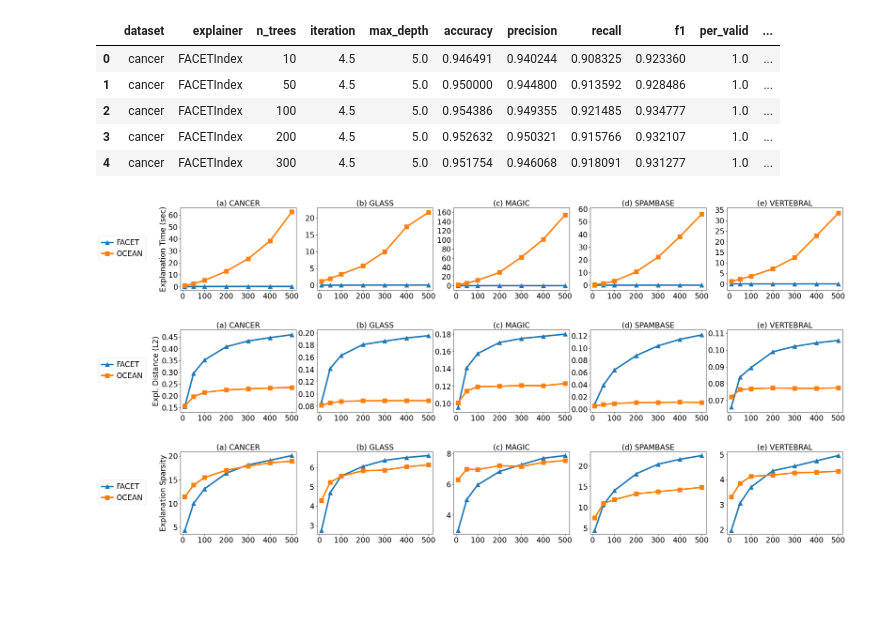
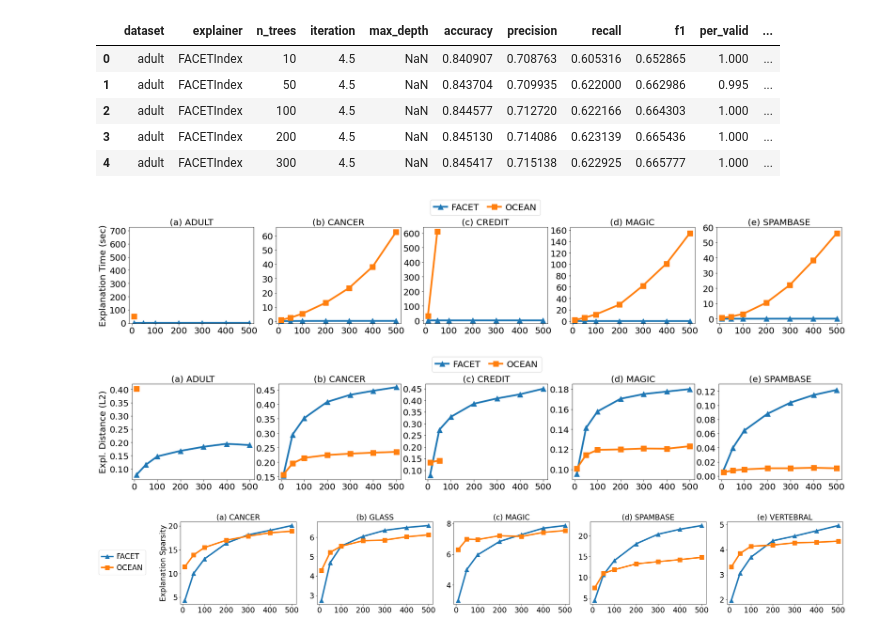
Before and after one commit to PeterVanNostrand/FACET, a Jupyter notebook: figures/vary_ntrees.ipynb, the cells around one changed output. Cells and saved outputs as stored; diff of their text form; code cells hidden in the pictures; blank space fills up the shorter version.

```diff
--- a/figures/vary_ntrees.ipynb
+++ b/figures/vary_ntrees.ipynb
@@ -36,16 +36,26 @@ colors = cmap.colors
 if export_figures and not os.path.isdir(output_dir):
     os.makedirs(output_dir)
 # %%
+dataset1 = "adult"
+dataset2 = "cancer"
+dataset3 = "credit"
+dataset4 = "magic"
+dataset5 = "spambase"
+
+# dataset1 = "compas"
+# dataset2 = "glass"
+# dataset3 = "vertebral"
+
 cmap = plt.get_cmap("tab10")
 colors = cmap.colors
 marker_size = 12
 line_width = 4
 ds_colors = {
-    "cancer": colors[0],
-    "glass": colors[1],
-    "magic": colors[2],
-    "spambase": colors[3],
-    "vertebral": colors[4]
+    dataset1: colors[0],
+    dataset2: colors[1],
+    dataset3: colors[2],
+    dataset4: colors[3],
+    dataset5: colors[4]
 }
 epl_colors = {
     "AFT": colors[0],
@@ -87,20 +97,26 @@ plot_fontsize = 20
 all_results.head()
 # %% [output]
 |  | dataset | explainer | n_trees | iteration | max_depth | accuracy | precision | recall | f1 | per_valid | ... |
-| 0 | cancer | FACETIndex | 10 | 4.5 | 5.0 | 0.946491 | 0.940244 | 0.908325 | 0.923360 | 1.0 | ... |
-| 1 | cancer | FACETIndex | 50 | 4.5 | 5.0 | 0.950000 | 0.944800 | 0.913592 | 0.928486 | 1.0 | ... |
-| 2 | cancer | FACETIndex | 100 | 4.5 | 5.0 | 0.954386 | 0.949355 | 0.921485 | 0.934777 | 1.0 | ... |
-| 3 | cancer | FACETIndex | 200 | 4.5 | 5.0 | 0.952632 | 0.950321 | 0.915766 | 0.932107 | 1.0 | ... |
-| 4 | cancer | FACETIndex | 300 | 4.5 | 5.0 | 0.951754 | 0.946068 | 0.918091 | 0.931277 | 1.0 | ... |
+| 0 | adult | FACETIndex | 10 | 4.5 | NaN | 0.840907 | 0.708763 | 0.605316 | 0.652865 | 1.000 | ... |
+| 1 | adult | FACETIndex | 50 | 4.5 | NaN | 0.843704 | 0.709935 | 0.622000 | 0.662986 | 0.995 | ... |
+| 2 | adult | FACETIndex | 100 | 4.5 | NaN | 0.844577 | 0.712720 | 0.622166 | 0.664303 | 1.000 | ... |
+| 3 | adult | FACETIndex | 200 | 4.5 | NaN | 0.845130 | 0.714086 | 0.623139 | 0.665436 | 1.000 | ... |
+| 4 | adult | FACETIndex | 300 | 4.5 | NaN | 0.845417 | 0.715138 | 0.622925 | 0.665777 | 1.000 | ... |
 # %%
 def render_plot_ax(xfeature, yfeature, xlabel, ylabel, title, save_name=None, xrange=None, yrange=None, xlog=False, lloc=None, ylog=False, yticks_multi=None, yrange_multi=None, ytick_format="{:.2f}"):
     results = all_results.groupby(["dataset", "explainer"], as_index=False).mean()
 
-    datasets = all_results["dataset"].unique()
+    #datasets = all_results["dataset"].unique()
+    datasets = [dataset1, dataset2, dataset3, dataset4, dataset5]
+    #datasets = [dataset1, dataset2, dataset3]
     fig = plt.figure(figsize=[32, 4])
+    #fig = plt.figure(figsize=[20, 4])
     ax = fig.subplots(nrows=1, ncols=5, sharex="all") #nrows=1, ncols=5, sharex="all")
+    #ax = fig.subplots(nrows=1, ncols=3, sharex="all")
     xticks = np.arange(0, 501, 100)
     xtick_labels = ["{:d}".format(_) for _ in xticks]
+    fig.subplots_adjust(left=0.2)
+
 
     for i in range(len(datasets)):
         ds = datasets[i]
@@ -134,26 +150,32 @@ def render_plot_ax(xfeature, yfeature, xlabel, ylabel, title, save_name=None, xr
 
     # ax[0].set_yticklabels(tick_labels)
     lines, labels = ax[0].get_legend_handles_labels()
-    fig.subplots_adjust(wspace=0.18)
+    fig.subplots_adjust(wspace=0.2)
     legend_labels = [pretty_explainer_names[_] for _ in labels]
     fig.legend(lines,
-        legend_labels, loc="center left", bbox_to_anchor=(0.025, 0.5), handletextpad=0.5, columnspacing=1, handlelength=1.5, prop={"size": plot_fontsize}
+        legend_labels, loc="upper center", bbox_to_anchor=(0.55, 1.13), handletextpad=0.5, columnspacing=1, handlelength=1.5, prop={"size": plot_fontsize}, ncol=len(legend_labels)
     )
     if save_name is not None:
-        fig.savefig(output_dir + save_name + fig_type, bbox_inches="tight")
+        fig.savefig(output_dir + save_name + fig_type, bbox_inches="tight", facecolor='w')
 # %%
+# cut off ocean at t=50 for adult and credit
+
 # sample time vs number of trees
-yticks_multi = [np.arange(0, 61, 10,), np.arange(0, 26, 5), np.arange(0, 161, 20), np.arange(0, 61, 10), np.arange(0, 36, 5)]
-yrange_multi = [[-3, 66], [-1.5, 23], [-10, 170], [-4, 61], [-3, 36]]
+# yticks_multi = [np.arange(0, 720, 100,), np.arange(0, 65, 5), np.arange(0, 37, 5), np.arange(0, 161, 20), np.arange(0, 61, 10)]
+# yrange_multi = [[-3, 470], [-1.5, 23], [-1.5, 36], [-4, 165], [-3, 60]]
+
+yticks_multi = [np.arange(0, 720, 100,), np.arange(0, 65, 10), np.arange(0, 640, 100), np.arange(0, 161, 20), np.arange(0, 61, 10)]
+yrange_multi = [[-3, 725], [-1.5, 66], [-20, 640], [-4, 165], [-3, 60]]
+
 render_plot_ax(xfeature="n_trees", yfeature="sample_time", xlabel="T (Number of Trees)", ylabel="Explanation Time (sec)", title="Explanation Time vs Num Trees", save_name=fig_save_name_1, xrange=[-10, 520], yrange_multi=yrange_multi, yticks_multi=yticks_multi, ytick_format="{:d}")
 # %% [output]
-[figure, old version]
+[figure, new version]
 # %%
-yticks_multi = [np.arange(0.15, 0.45, 0.05), np.arange(0.08, 0.21, 0.02), np.arange(0.1, 0.19, 0.02), np.arange(0, 0.13, 0.02), np.arange(0.06, 0.12, 0.01)]
-yrange_multi = [[0.13, 0.48], [0.07, 0.205], [0.09, 0.185], [-0.005, 0.13], [0.063, 0.112]]
+yticks_multi = [np.arange(0, 0.45, 0.05), np.arange(0, 0.46, 0.05), np.arange(0, 0.46, 0.05), np.arange(0.1, 0.19, 0.02), np.arange(0, 0.13, 0.02)]
+yrange_multi = [[0.06, 0.42], [0.14, 0.47], [0.06, 0.47], [0.09, 0.185], [-0.005, 0.13]]
 render_plot_ax(xfeature="n_trees", yfeature="avg_dist", xlabel="T (Number of Trees)", ylabel="Expl. Distance (L2)", title="Average Distance vs Num Trees", save_name=fig_save_name_2, xrange=[-10, 520], yticks_multi=yticks_multi, yrange=[None, None], yrange_multi=yrange_multi)
 # %% [output]
-[figure, old version]
+[figure, new version]
 # %%
 # sample time vs number of trees
 yticks_multi = None
```
Also changed, not shown: parts of 2 cells of this notebook, 5 other files.
